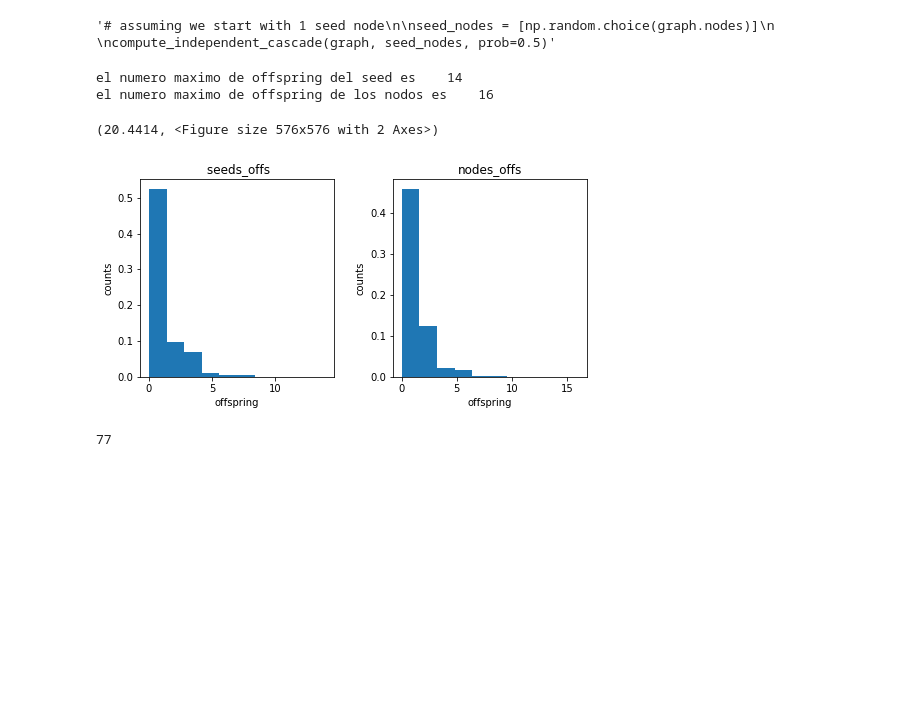
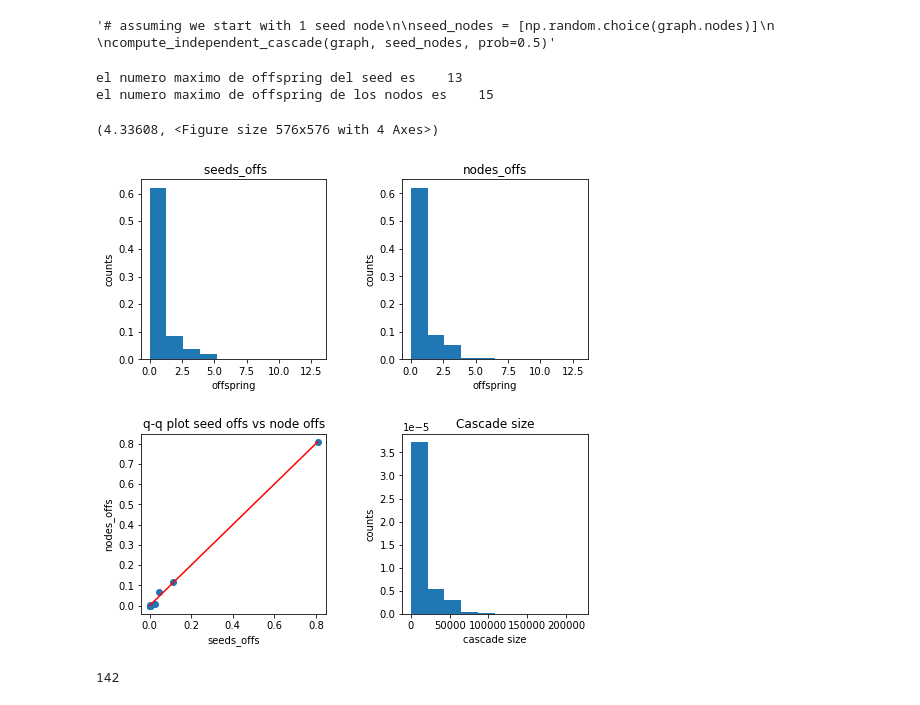
Before and after one commit to Brumargon/TFM.-, a Jupyter notebook: ICM .ipynb, the cells around one changed output. Cells and saved outputs as stored; diff of their text form; code cells hidden in the pictures; blank space fills up the shorter version.

```diff
--- a/ICM .ipynb
+++ b/ICM .ipynb
@@ -62,8 +64,8 @@ def plot_degree_dist(G):
 
 while True:
     s=[]
-    while len(s)<4000:
-        nextval = int(nx.utils.powerlaw_sequence(1, 2.5)[0]) #100 nodes, power-law exponent 2.5
+    while len(s)<1000:
+        nextval = int(nx.utils.powerlaw_sequence(1, 3.5)[0]) #100 nodes, power-law exponent 2.5
 
         if nextval!=0:
             s.append(nextval)
@@ -124,7 +126,7 @@ def plot_degree_dist(G):
 while True:
     s=[]
     while len(s)<1500:
-        nextval = int(expon.rvs(scale=10, size=1)) #generate random values from exponential distribution with rate=40 and sample size=10
+        nextval = int(expon.rvs(scale=15, size=1)) #generate random values from exponential distribution with rate=40 and sample size=10
 
 
         if nextval!=0:
@@ -237,6 +239,7 @@ def compute_independent_cascade(graph, prob, n_iters=50000):
     total_spead = 0
     seeds_offs=[]
     nodes_offs=[]
+    cascade_size=[]
     # simulate the spread process over multiple runs
     for i in range(n_iters):
         seed_nodes = [np.random.choice(graph.nodes)]
@@ -275,17 +278,17 @@ def compute_independent_cascade(graph, prob, n_iters=50000):
         total_spead += len(active)
         #print(total_spead)
 
-
+        cascade_size.append(total_spead)
     fig = plt.figure("seed offspring and node offspring", figsize=(8, 8))
     # Create a gridspec for adding subplots of different sizes
-    axgrid = fig.add_gridspec(2, 9)
+    axgrid = fig.add_gridspec(7, 7)
 
 
     #n_bins1=len(seeds_offs)
     counts, bins = np.histogram(seeds_offs)
     #plt.hist(bins[:-1], bins, weights=counts)
     #print(n_bins1)
-    ax0 = fig.add_subplot(axgrid[:1, :4])
+    ax0 = fig.add_subplot(axgrid[:3, :3])
     ax0.hist(bins[:-1], bins, weights=counts,density=True )
     ax0.set_title(" seeds_offs")
     #ax1.set_xscale('log')
@@ -298,8 +301,8 @@ def compute_independent_cascade(graph, prob, n_iters=50000):
     counts1, bins1 = np.histogram(nodes_offs)
     #plt.hist(bins[:-1], bins, weights=counts)
 
-    ax1 = fig.add_subplot(axgrid[:1, 5:])
-    ax1.hist(bins1[:-1], bins1, weights=counts1,density=True)
+    ax1 = fig.add_subplot(axgrid[:3, 4:])
+    ax1.hist(bins[:-1], bins, weights=counts1,density=True)
     ax1.set_title("nodes_offs")
     #ax3.set_xscale('log')
     #ax3.set_yscale('log')
@@ -308,6 +311,31 @@ def compute_independent_cascade(graph, prob, n_iters=50000):
     #print(n_bins2)
 
 
+    counts2, bins2 = np.histogram(cascade_size)
+    ax2 = fig.add_subplot(axgrid[4:, 4:])
+    ax2.hist(bins2[:-1], bins2, weights=counts1,density=True)
+    ax2.set_title("Cascade size")
+    #ax3.set_xscale('log')
+    #ax3.set_yscale('log')
+    ax2.set_ylabel("counts")
+    ax2.set_xlabel("cascade size")
+    #print(n_bins2)
+
+
+
+
+    ax3 = fig.add_subplot(axgrid[4:, :3])
+    #ax3.hist(bins2[:-1], bins2, weights=counts1,density=True)
+    #ax3.scatter(np.log(counts),np.log(counts1))
+    #ax3.plot(np.log(counts),np.log(counts),color='red')
+    ax3.scatter((counts)/sum(counts),(counts1)/sum(counts1))
+    ax3.plot((counts)/sum(counts),(counts)/sum(counts),color='red')
+    ax3.set_title("q-q plot seed offs vs node offs")
+    #ax3.set_xscale('log')
+    #ax3.set_yscale('log')
+    ax3.set_ylabel("nodes_offs")
+    ax3.set_xlabel("seeds_offs")
+    #print(n_bins2)
 
 
 
@@ -325,13 +353,13 @@ compute_independent_cascade(graph, seed_nodes, prob=0.5)"""
 # %% [output]
 '# assuming we start with 1 seed node\n\nseed_nodes = [np.random.choice(graph.nodes)]\n                        \ncompute_independent_cascade(graph, seed_nodes, prob=0.5)'
 # %%
-compute_independent_cascade(graph, prob=0.1)
+compute_independent_cascade(graph, prob=0.05)
 # %% [output]
-el numero maximo de offspring del seed es    14
-el numero maximo de offspring de los nodos es    16
+el numero maximo de offspring del seed es    13
+el numero maximo de offspring de los nodos es    15
-(20.4414, <Figure size 576x576 with 2 Axes>)
+(4.33608, <Figure size 576x576 with 4 Axes>)
-[figure, old version]
+[figure, new version]
 # %%
 max([graph.out_degree(i) for i in range(0,len(graph.out_degree()))])
 # %% [output]
-77
+142
```
Also changed, not shown: parts of 6 cells of this notebook.
